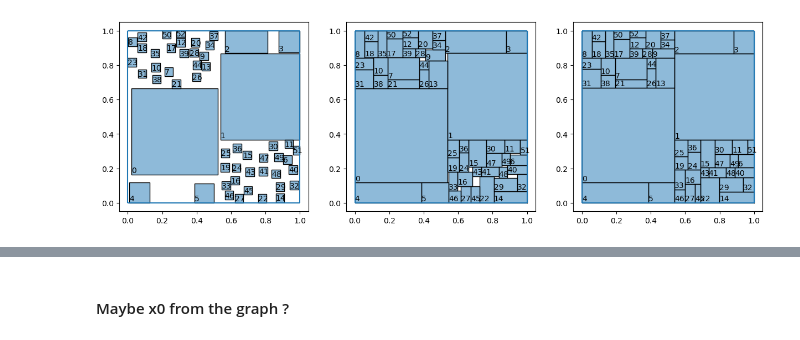
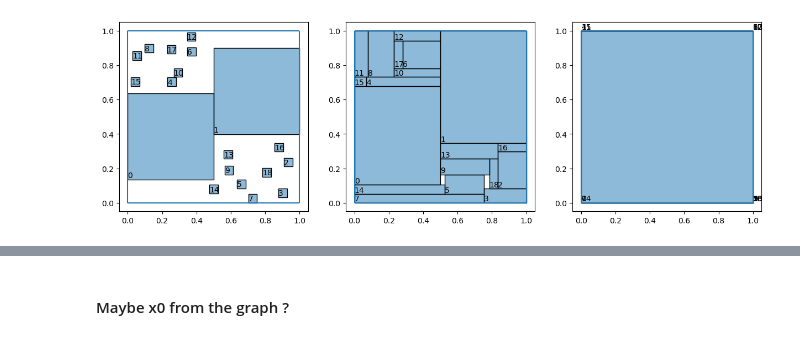
Before and after one commit to Polatucha16/SquareDivision, a Jupyter notebook: square_division_example.ipynb, the cells around one changed output, grey strips where cells are left out. Drawn from its saved outputs; the diff is of its cells as text; code cells hidden in the pictures.

```diff
--- a/square_division_example.ipynb
+++ b/square_division_example.ipynb
@@ -1,10 +1,10 @@
 # %%
 from SquareDivision.src.rectangle_class import Rectangulation
 
-rects = Rectangulation(config={'seed' : 1000000000000001})#123456})
-rects.execute(num=500)
+rects = Rectangulation(config={'seed' : 123457})# 1000000000000001})#123456})
+rects.execute(num=50)
 rects.prepare_constraints()
 rects.close_holes()
 rects.draw_closed()
 # %% [output]
-[figure, old version]
+[figure, new version]
```
Also changed, not shown: parts of 5 cells of this notebook, 2 other files.
